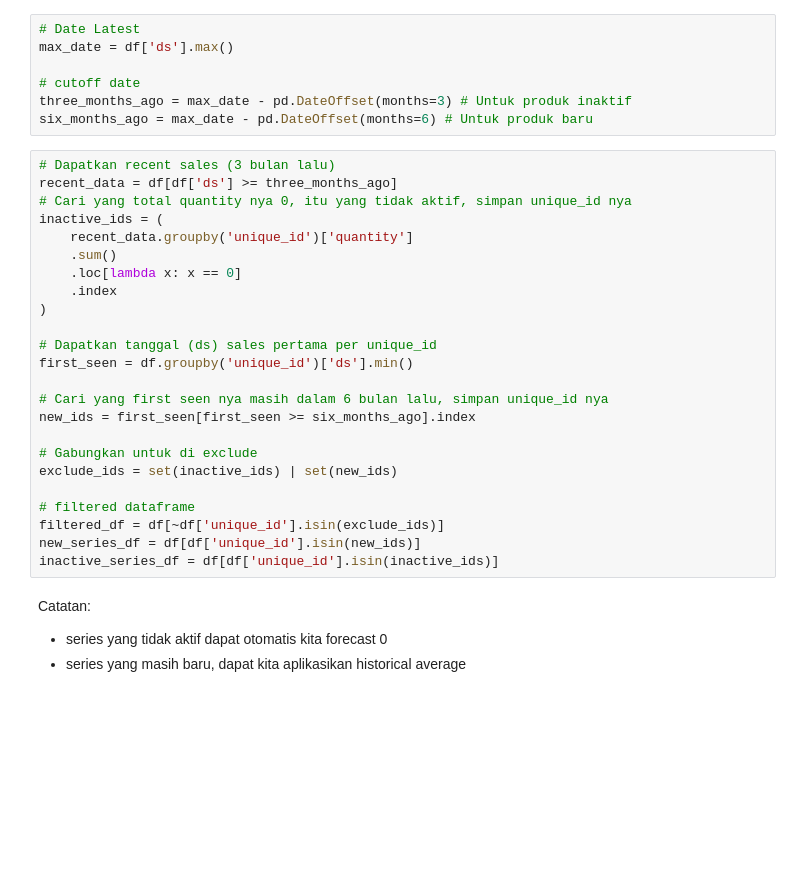
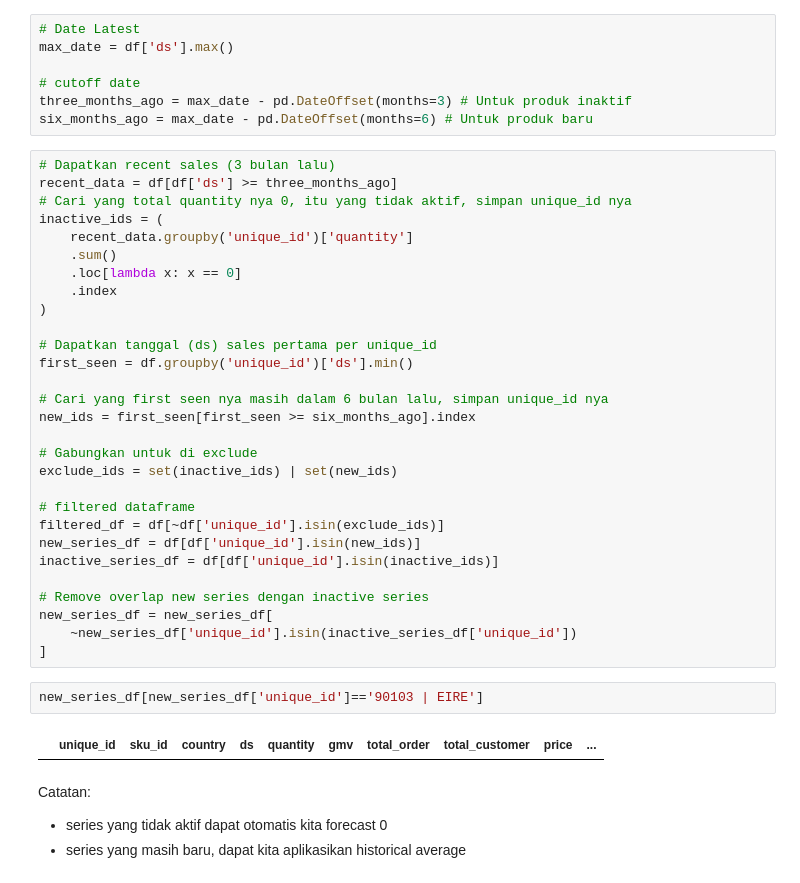
Before and after one commit to faathirchikal/kalbe-python-workshop-2025, a Jupyter notebook: 04_forecasting.ipynb, the cells around one changed output. Cells and saved outputs as stored; diff of their text form; blank space fills up the shorter version.

```diff
--- a/04_forecasting.ipynb
+++ b/04_forecasting.ipynb
@@ -68,6 +68,15 @@ exclude_ids = set(inactive_ids) | set(new_ids)
 filtered_df = df[~df['unique_id'].isin(exclude_ids)]
 new_series_df = df[df['unique_id'].isin(new_ids)]
 inactive_series_df = df[df['unique_id'].isin(inactive_ids)]
+
+# Remove overlap new series dengan inactive series
+new_series_df = new_series_df[
+    ~new_series_df['unique_id'].isin(inactive_series_df['unique_id'])
+]
+# %%
+new_series_df[new_series_df['unique_id']=='90103 | EIRE']
+# %% [output]
+|  | unique_id | sku_id | country | ds | quantity | gmv | total_order | total_customer | price | ... |
 # %% [markdown]
 Catatan:
 - series yang tidak aktif dapat otomatis kita forecast 0
```
Also changed, not shown: parts of 2 cells of this notebook, 3 other files.
